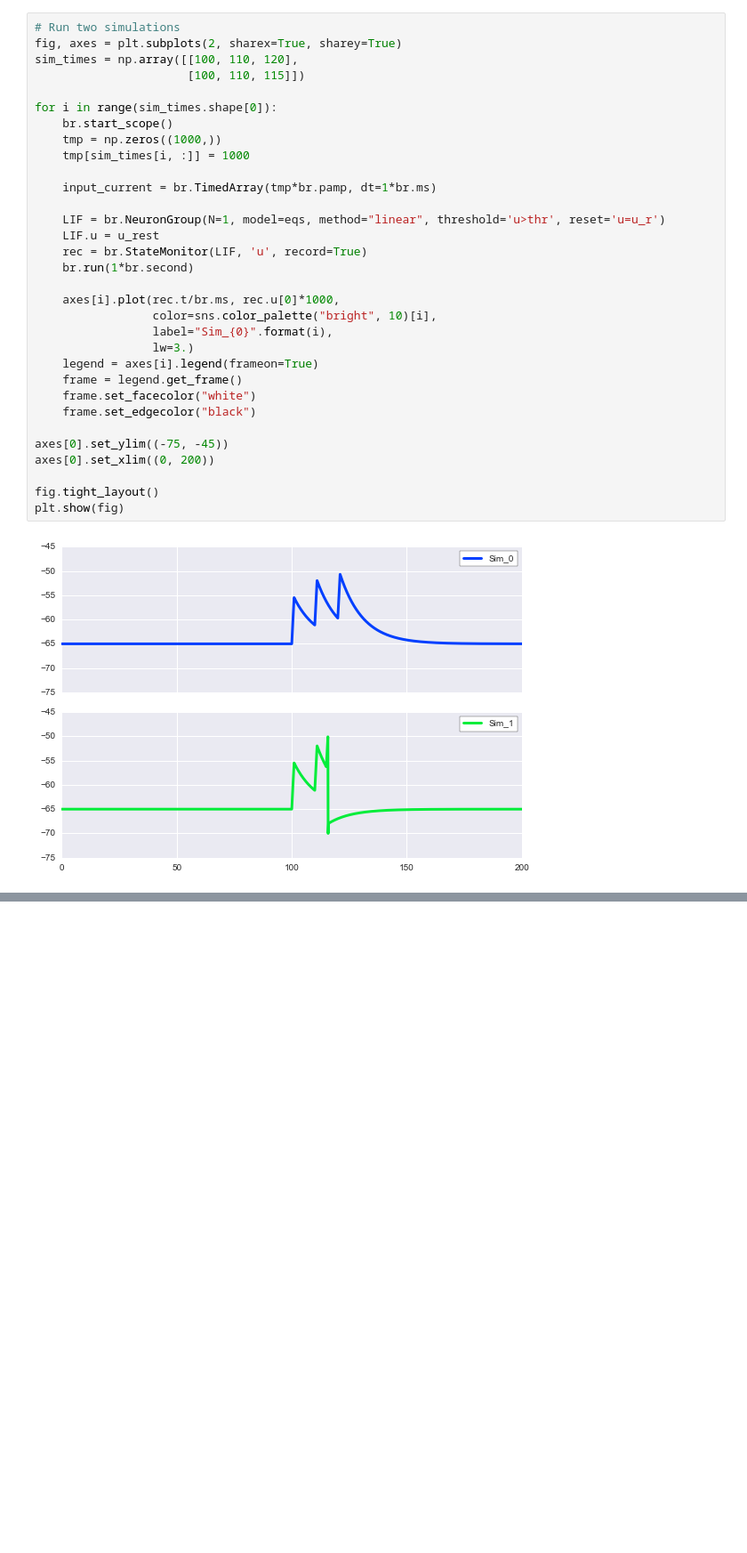
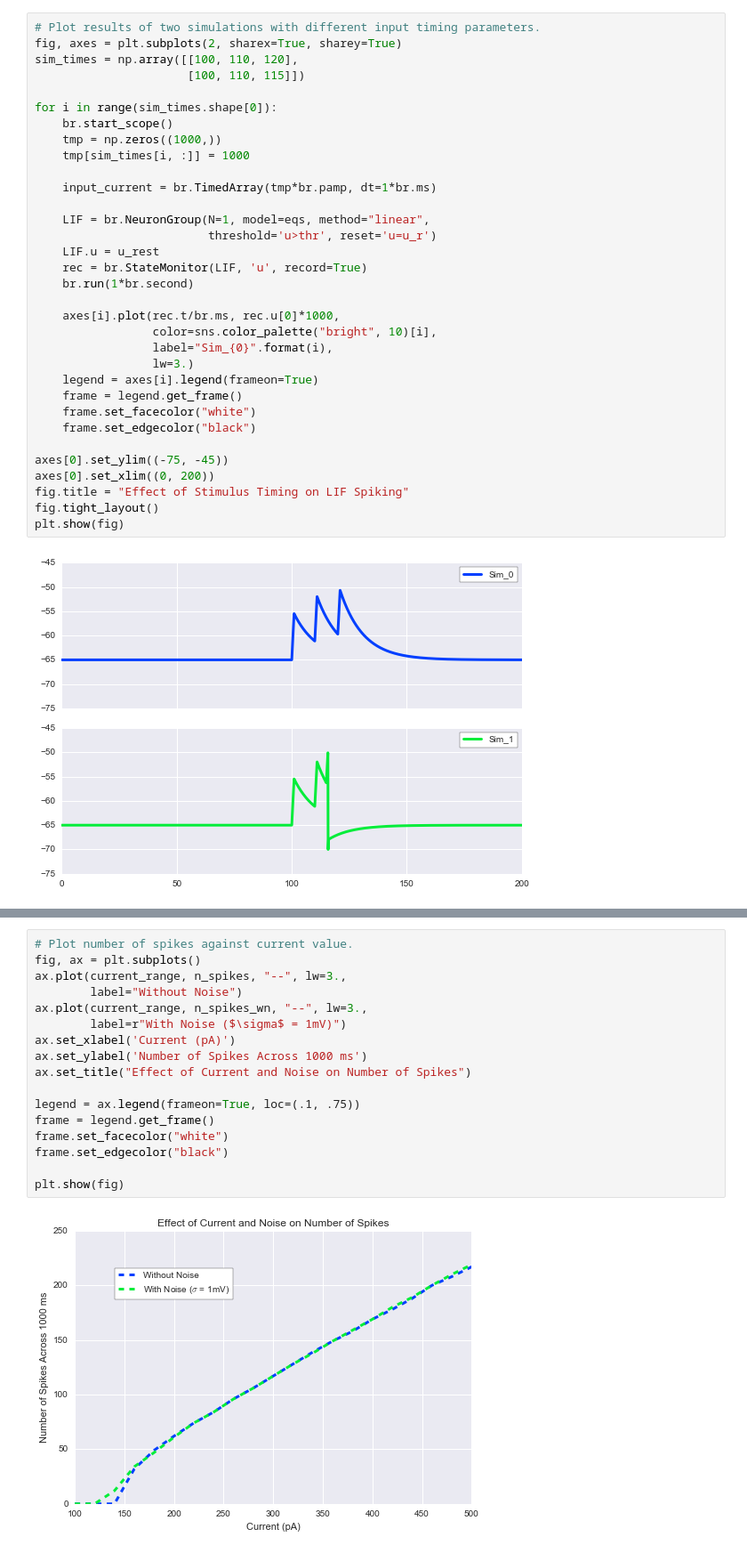
Before and after one commit to tsalo/comp-neuro, a Jupyter notebook: hw01.ipynb, the cells around one changed output, grey strips where cells are left out. Shown at 89% size. Cells and saved outputs as stored; diff of their text form; blank space fills up the shorter version.

```diff
--- a/hw01.ipynb
+++ b/hw01.ipynb
@@ -52,5 +83,5 @@ Stuff to say
 # %%
-# Run two simulations
+# Plot results of two simulations with different input timing parameters.
 fig, axes = plt.subplots(2, sharex=True, sharey=True)
 sim_times = np.array([[100, 110, 120],
                       [100, 110, 115]])
@@ -62,7 +93,8 @@ for i in range(sim_times.shape[0]):
 
     input_current = br.TimedArray(tmp*br.pamp, dt=1*br.ms)
 
-    LIF = br.NeuronGroup(N=1, model=eqs, method="linear", threshold='u>thr', reset='u=u_r')
+    LIF = br.NeuronGroup(N=1, model=eqs, method="linear",
+                         threshold='u>thr', reset='u=u_r')
     LIF.u = u_rest
     rec = br.StateMonitor(LIF, 'u', record=True)
     br.run(1*br.second)
@@ -78,7 +110,7 @@ for i in range(sim_times.shape[0]):
 
 axes[0].set_ylim((-75, -45))
 axes[0].set_xlim((0, 200))
-
+fig.title = "Effect of Stimulus Timing on LIF Spiking"
 fig.tight_layout()
 plt.show(fig)
 # %% [output]
@@ -87,0 +199,19 @@ Talk some more.
+# %%
+# Plot number of spikes against current value.
+fig, ax = plt.subplots()
+ax.plot(current_range, n_spikes, "--", lw=3.,
+        label="Without Noise")
+ax.plot(current_range, n_spikes_wn, "--", lw=3.,
+        label=r"With Noise ($\sigma$ = 1mV)")
+ax.set_xlabel('Current (pA)')
+ax.set_ylabel('Number of Spikes Across 1000 ms')
+ax.set_title("Effect of Current and Noise on Number of Spikes")
+
+legend = ax.legend(frameon=True, loc=(.1, .75))
+frame = legend.get_frame()
+frame.set_facecolor("white")
+frame.set_edgecolor("black")
+
+plt.show(fig)
+# %% [output]
+[figure, added]
```
Also changed, not shown: parts of 22 cells of this notebook, 1 other file.
